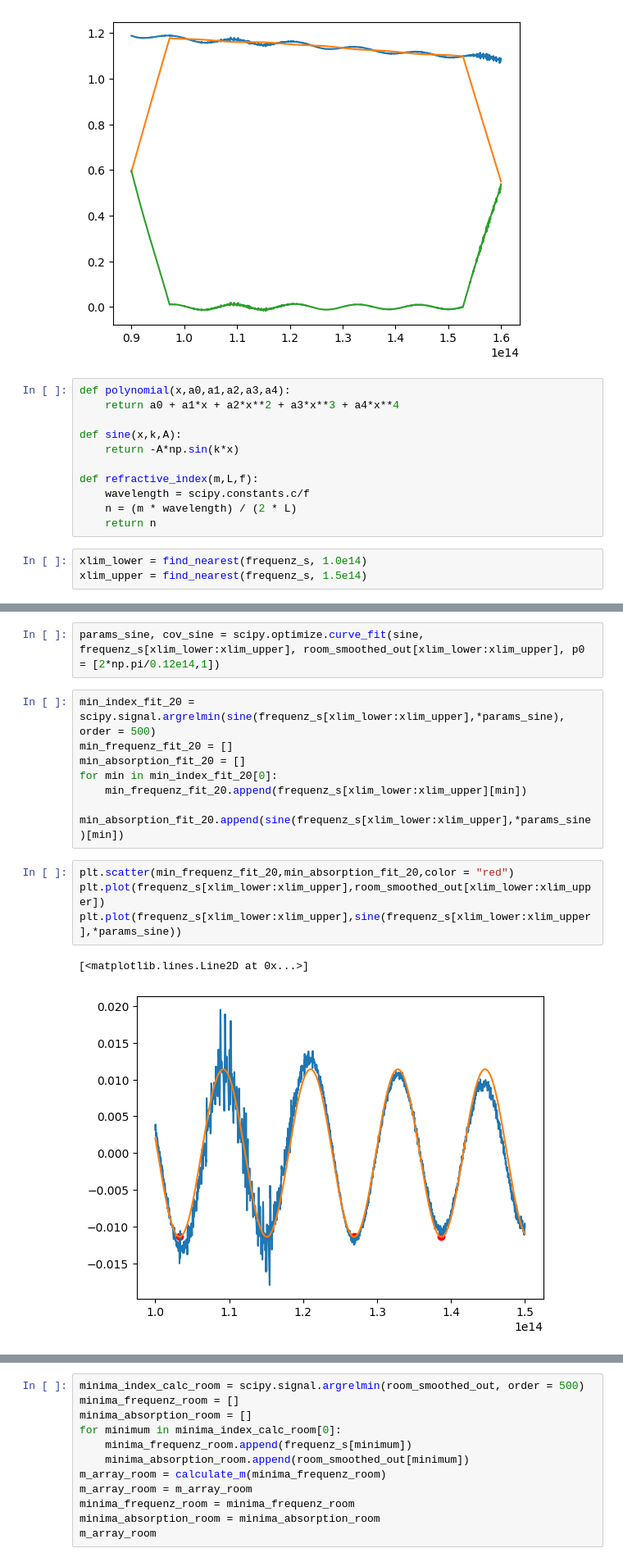
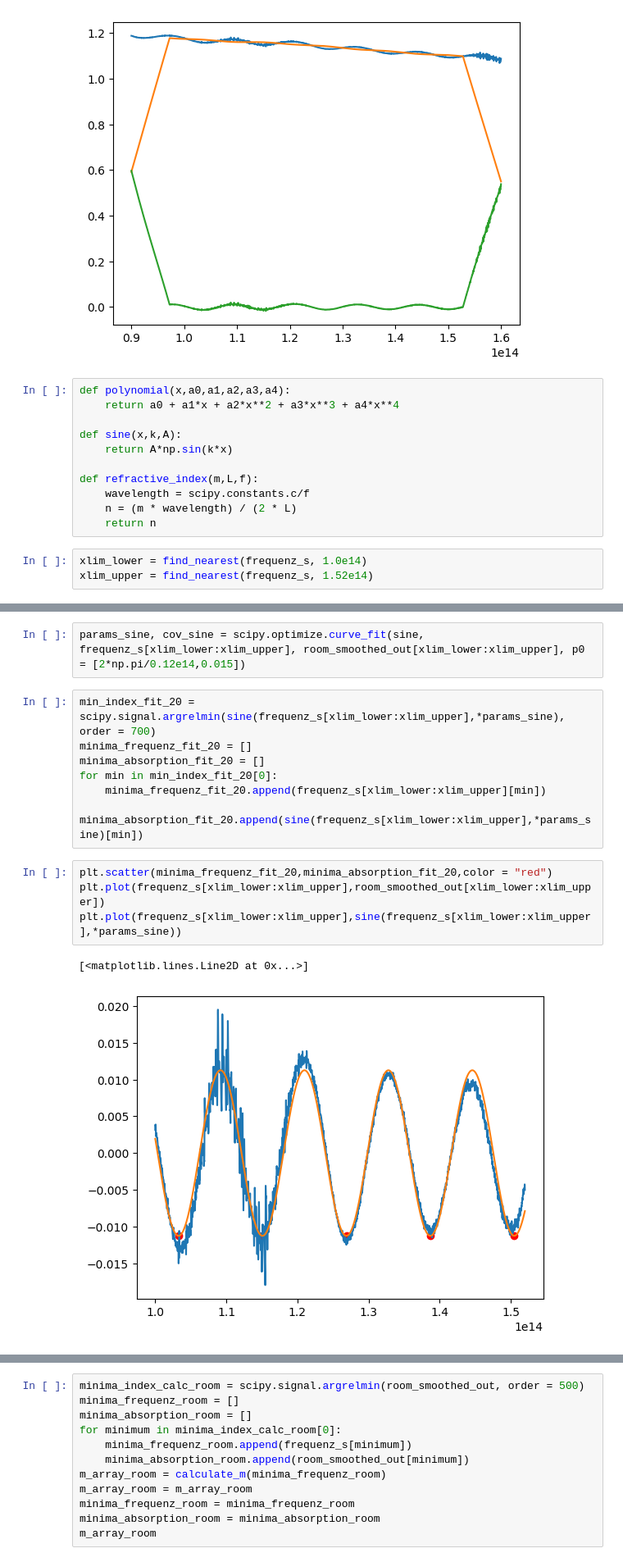
Before and after one commit to alexburg14/Fabry-Perot, a Jupyter notebook: calc_refractive/J140228.ipynb, the cells around one changed output, grey strips where cells are left out. Shown at 82% size. Saved outputs shown, nothing was run; the diff lists cells and outputs as text.

Commit message:
finished fitting the curve, now do the same for the other data

```diff
--- a/calc_refractive/J140228.ipynb
+++ b/calc_refractive/J140228.ipynb
@@ -64,7 +64,7 @@ def polynomial(x,a0,a1,a2,a3,a4):
     return a0 + a1*x + a2*x**2 + a3*x**3 + a4*x**4
 
 def sine(x,k,A):
-    return -A*np.sin(k*x)
+    return A*np.sin(k*x)
 
 def refractive_index(m,L,f):
     wavelength = scipy.constants.c/f
@@ -72,4 +72,4 @@ def refractive_index(m,L,f):
     return n
 # %%
 xlim_lower = find_nearest(frequenz_s, 1.0e14)
-xlim_upper = find_nearest(frequenz_s, 1.5e14)
+xlim_upper = find_nearest(frequenz_s, 1.52e14)
@@ -76,16 +78,16 @@ xlim_upper = find_nearest(frequenz_s, 1.5e14)
 # %%
-params_sine, cov_sine = scipy.optimize.curve_fit(sine, frequenz_s[xlim_lower:xlim_upper], room_smoothed_out[xlim_lower:xlim_upper], p0 = [2*np.pi/0.12e14,1])
+params_sine, cov_sine = scipy.optimize.curve_fit(sine, frequenz_s[xlim_lower:xlim_upper], room_smoothed_out[xlim_lower:xlim_upper], p0 = [2*np.pi/0.12e14,0.015])
 # %%
-min_index_fit_20 = scipy.signal.argrelmin(sine(frequenz_s[xlim_lower:xlim_upper],*params_sine), order = 500)
-min_frequenz_fit_20 = []
-min_absorption_fit_20 = []
+min_index_fit_20 = scipy.signal.argrelmin(sine(frequenz_s[xlim_lower:xlim_upper],*params_sine), order = 700)
+minima_frequenz_fit_20 = []
+minima_absorption_fit_20 = []
 for min in min_index_fit_20[0]:
-    min_frequenz_fit_20.append(frequenz_s[xlim_lower:xlim_upper][min])
-    min_absorption_fit_20.append(sine(frequenz_s[xlim_lower:xlim_upper],*params_sine)[min])
+    minima_frequenz_fit_20.append(frequenz_s[xlim_lower:xlim_upper][min])
+    minima_absorption_fit_20.append(sine(frequenz_s[xlim_lower:xlim_upper],*params_sine)[min])
 # %%
-plt.scatter(min_frequenz_fit_20,min_absorption_fit_20,color = "red")
+plt.scatter(minima_frequenz_fit_20,minima_absorption_fit_20,color = "red")
 plt.plot(frequenz_s[xlim_lower:xlim_upper],room_smoothed_out[xlim_lower:xlim_upper])
 plt.plot(frequenz_s[xlim_lower:xlim_upper],sine(frequenz_s[xlim_lower:xlim_upper],*params_sine))
 # %% [output]
 [<matplotlib.lines.Line2D at 0x...>]
-[figure, old version]
+[figure, new version]
```
Also changed, not shown: parts of 10 cells of this notebook.
